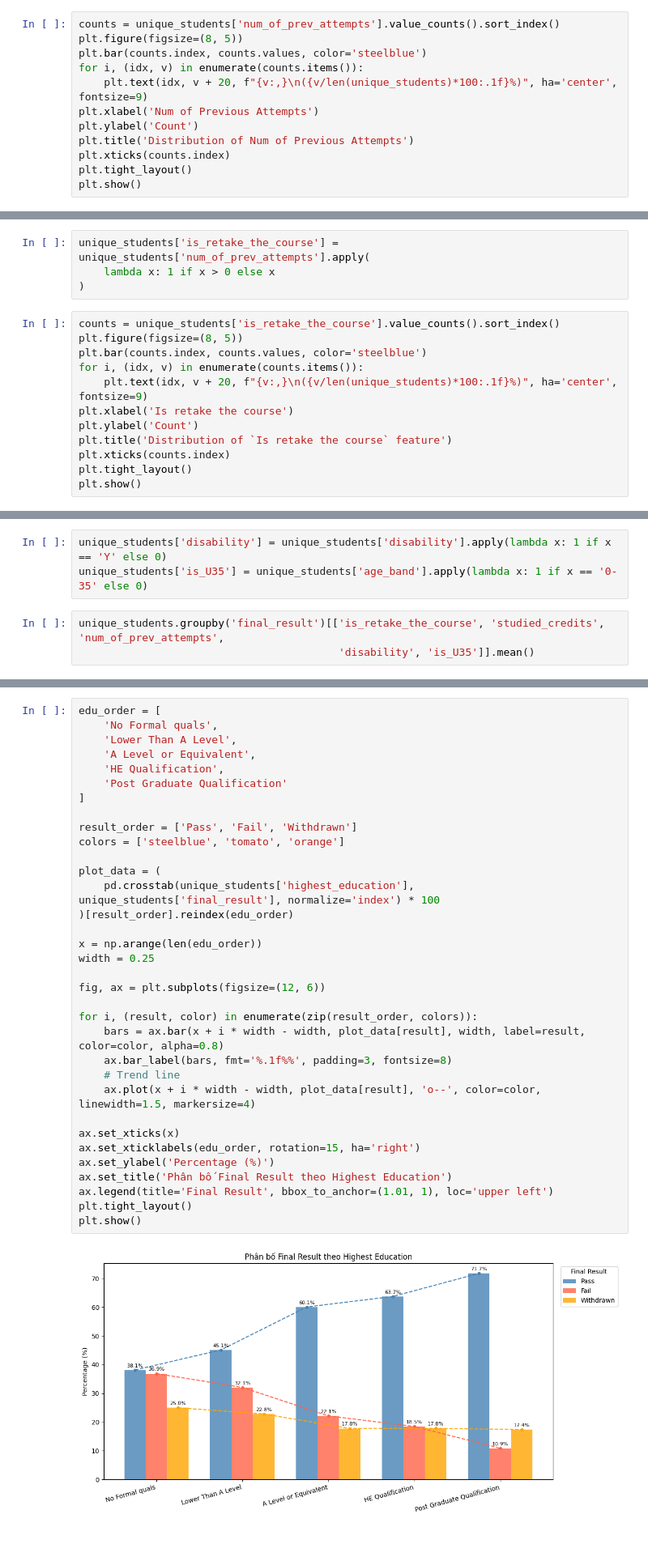
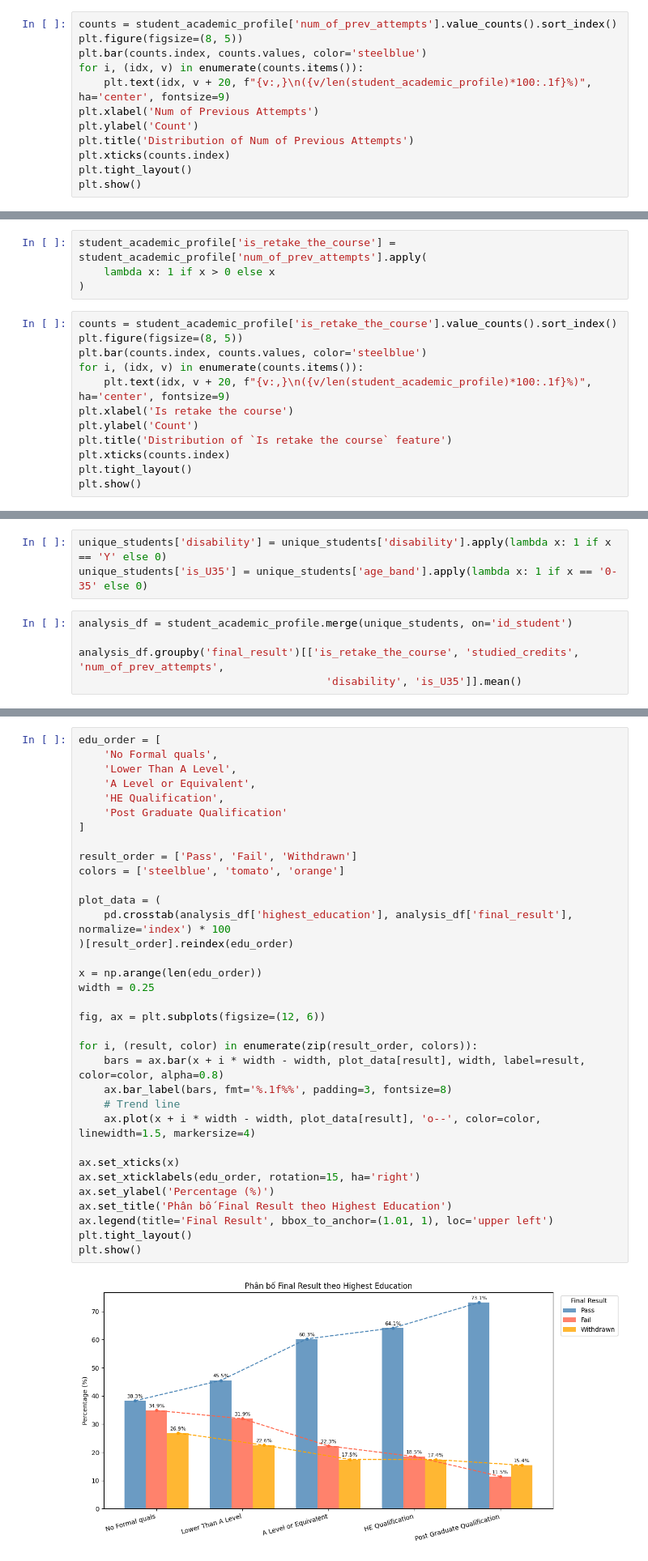
Before and after one commit to thiennguyen37-qn/early-academic-risk-warning, a Jupyter notebook: notebooks/EDA.ipynb, the cells around one changed output, grey strips where cells are left out. Shown at 81% size. Drawn from its saved outputs; the diff is of its cells as text.

```diff
--- a/notebooks/EDA.ipynb
+++ b/notebooks/EDA.ipynb
@@ -764,9 +784,9 @@ result
 # %%
-counts = unique_students['num_of_prev_attempts'].value_counts().sort_index()
+counts = student_academic_profile['num_of_prev_attempts'].value_counts().sort_index()
 plt.figure(figsize=(8, 5))
 plt.bar(counts.index, counts.values, color='steelblue')
 for i, (idx, v) in enumerate(counts.items()):
-    plt.text(idx, v + 20, f"{v:,}\n({v/len(unique_students)*100:.1f}%)", ha='center', fontsize=9)
+    plt.text(idx, v + 20, f"{v:,}\n({v/len(student_academic_profile)*100:.1f}%)", ha='center', fontsize=9)
 plt.xlabel('Num of Previous Attempts')
 plt.ylabel('Count')
 plt.title('Distribution of Num of Previous Attempts')
@@ -778,13 +798,13 @@ plt.show()
 # %%
-unique_students['is_retake_the_course'] = unique_students['num_of_prev_attempts'].apply(
+student_academic_profile['is_retake_the_course'] = student_academic_profile['num_of_prev_attempts'].apply(
     lambda x: 1 if x > 0 else x
 )
 # %%
-counts = unique_students['is_retake_the_course'].value_counts().sort_index()
+counts = student_academic_profile['is_retake_the_course'].value_counts().sort_index()
 plt.figure(figsize=(8, 5))
 plt.bar(counts.index, counts.values, color='steelblue')
 for i, (idx, v) in enumerate(counts.items()):
-    plt.text(idx, v + 20, f"{v:,}\n({v/len(unique_students)*100:.1f}%)", ha='center', fontsize=9)
+    plt.text(idx, v + 20, f"{v:,}\n({v/len(student_academic_profile)*100:.1f}%)", ha='center', fontsize=9)
 plt.xlabel('Is retake the course')
 plt.ylabel('Count')
 plt.title('Distribution of `Is retake the course` feature')
@@ -844,8 +868,10 @@ unique_students.groupby('is_retake_the_course')['studied_credits'].describe()
 unique_students['disability'] = unique_students['disability'].apply(lambda x: 1 if x == 'Y' else 0)
 unique_students['is_U35'] = unique_students['age_band'].apply(lambda x: 1 if x == '0-35' else 0)
 # %%
-unique_students.groupby('final_result')[['is_retake_the_course', 'studied_credits', 'num_of_prev_attempts',
-                                         'disability', 'is_U35']].mean()
+analysis_df = student_academic_profile.merge(unique_students, on='id_student')
+
+analysis_df.groupby('final_result')[['is_retake_the_course', 'studied_credits', 'num_of_prev_attempts',
+                                       'disability', 'is_U35']].mean()
 # %% [output]
 |  | is_retake_the_course | studied_credits | num_of_prev_attempts | disability | is_U35 |
 | final_result |  |  |  |  |  |
@@ -911,35 +937,35 @@ edu_order = [
     'A Level or Equivalent',
     'HE Qualification',
     'Post Graduate Qualification'
 ]
 
 result_order = ['Pass', 'Fail', 'Withdrawn']
 colors = ['steelblue', 'tomato', 'orange']
 
 plot_data = (
-    pd.crosstab(unique_students['highest_education'], unique_students['final_result'], normalize='index') * 100
+    pd.crosstab(analysis_df['highest_education'], analysis_df['final_result'], normalize='index') * 100
 )[result_order].reindex(edu_order)
 
 x = np.arange(len(edu_order))
 width = 0.25
 
 fig, ax = plt.subplots(figsize=(12, 6))
 
 for i, (result, color) in enumerate(zip(result_order, colors)):
     bars = ax.bar(x + i * width - width, plot_data[result], width, label=result, color=color, alpha=0.8)
     ax.bar_label(bars, fmt='%.1f%%', padding=3, fontsize=8)
     # Trend line
     ax.plot(x + i * width - width, plot_data[result], 'o--', color=color, linewidth=1.5, markersize=4)
 
 ax.set_xticks(x)
 ax.set_xticklabels(edu_order, rotation=15, ha='right')
 ax.set_ylabel('Percentage (%)')
 ax.set_title('Phân bố Final Result theo Highest Education')
 ax.legend(title='Final Result', bbox_to_anchor=(1.01, 1), loc='upper left')
 plt.tight_layout()
 plt.show()
 # %% [output]
-[figure, old version]
+[figure, new version]
 # %%
 imd_order = ['0-10%', '10-20', '20-30%', '30-40%', '40-50%',
              '50-60%', '60-70%', '70-80%', '80-90%', '90-100%', '?']
```
Also changed, not shown: parts of 42 cells of this notebook, 1 other file.
